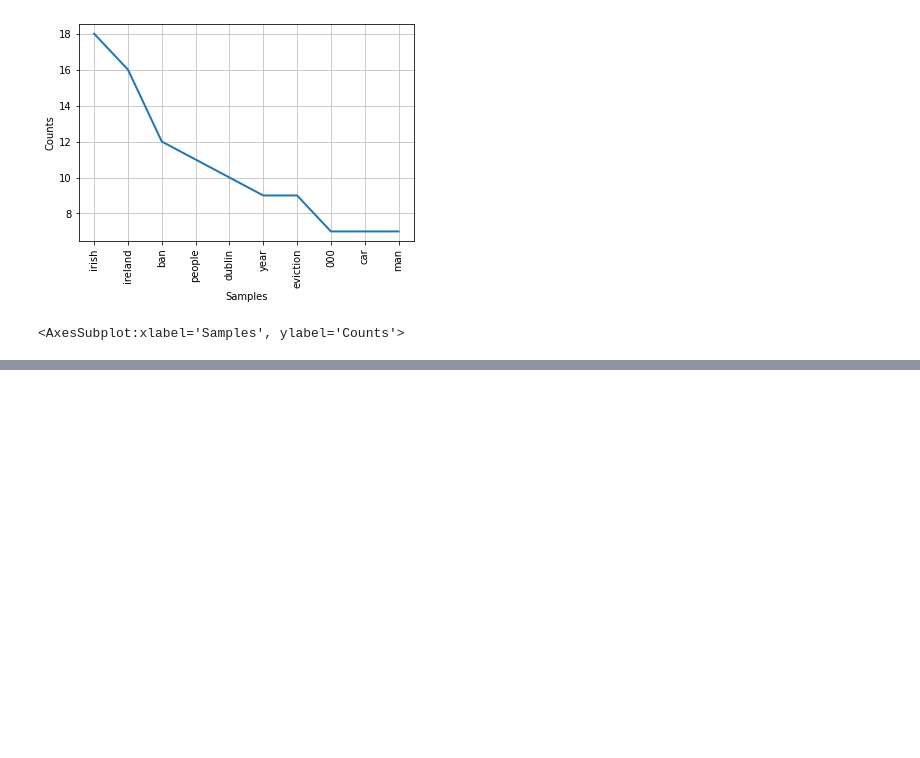
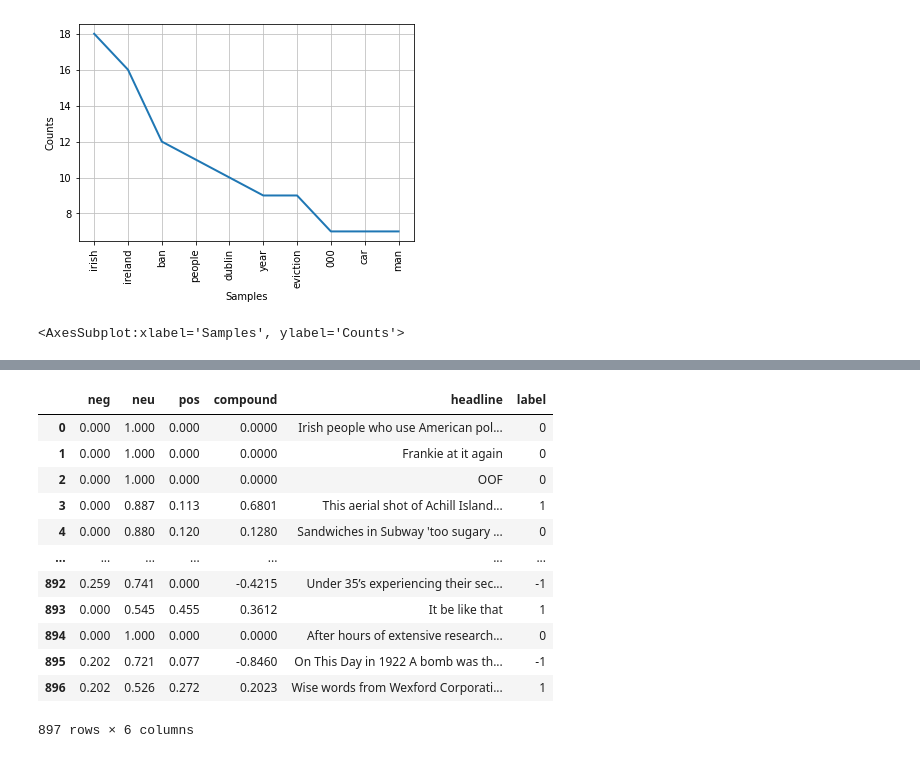
Before and after one commit to Gus1616/investigation_of_language_styles_reddit, a Jupyter notebook: 17350796_reddit_assignment_notebook.ipynb, the cells around one changed output, grey strips where cells are left out. Saved outputs shown, nothing was run; the diff lists cells and outputs as text; code cells hidden in the pictures; blank space fills up the shorter version.

```diff
--- a/17350796_reddit_assignment_notebook.ipynb
+++ b/17350796_reddit_assignment_notebook.ipynb
@@ -469,0 +479,5 @@ neg_freq_ireland.plot(10)
+# %%
+for submission in reddit.subreddit('newzealand').top(limit=900):
+    headlines_newZealand_top.add(submission.title)
+    display.clear_output()
+    print(len(headlines_newZealand_top))
@@ -469,0 +486,5 @@ neg_freq_ireland.plot(10)
+# %%
+for submission in reddit.subreddit('ireland').top(limit=900):
+    headlines_ireland_top.add(submission.title)
+    display.clear_output()
+    print(len(headlines_ireland_top))
@@ -469,0 +495,3 @@ neg_freq_ireland.plot(10)
+# %%
+results_ireland_top =  sia_function(headlines_ireland_top)
+pprint(results_ireland_top[:3], width=100)
@@ -469,0 +531,19 @@ neg_freq_ireland.plot(10)
+# %%
+df_top_ireland = pd.DataFrame.from_records(results_ireland_top)
+df_top_nz = pd.DataFrame.from_records(results_newzealand_top)
+# %%
+define_positive(df_top_ireland)
+# %% [output]
+|  | neg | neu | pos | compound | headline | label |
+| 0 | 0.000 | 1.000 | 0.000 | 0.0000 | Irish people who use American pol... | 0 |
+| 1 | 0.000 | 1.000 | 0.000 | 0.0000 | Frankie at it again | 0 |
+| 2 | 0.000 | 1.000 | 0.000 | 0.0000 | OOF | 0 |
+| 3 | 0.000 | 0.887 | 0.113 | 0.6801 | This aerial shot of Achill Island... | 1 |
+| 4 | 0.000 | 0.880 | 0.120 | 0.1280 | Sandwiches in Subway 'too sugary ... | 0 |
+| ... | ... | ... | ... | ... | ... | ... |
+| 892 | 0.259 | 0.741 | 0.000 | -0.4215 | Under 35’s experiencing their sec... | -1 |
+| 893 | 0.000 | 0.545 | 0.455 | 0.3612 | It be like that | 1 |
+| 894 | 0.000 | 1.000 | 0.000 | 0.0000 | After hours of extensive research... | 0 |
+| 895 | 0.202 | 0.721 | 0.077 | -0.8460 | On This Day in 1922 A bomb was th... | -1 |
+| 896 | 0.202 | 0.526 | 0.272 | 0.2023 | Wise words from Wexford Corporati... | 1 |
+897 rows × 6 columns
```
Also changed, not shown: parts of 21 cells of this notebook.
